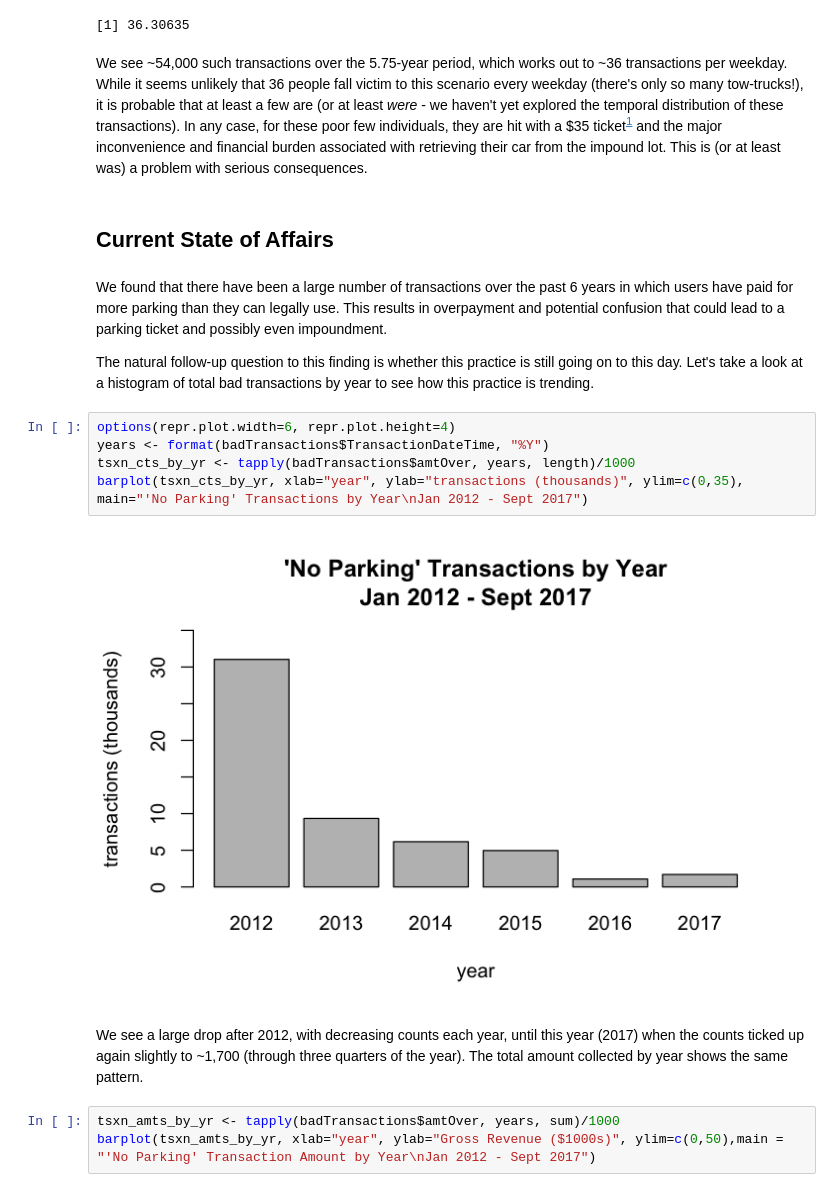
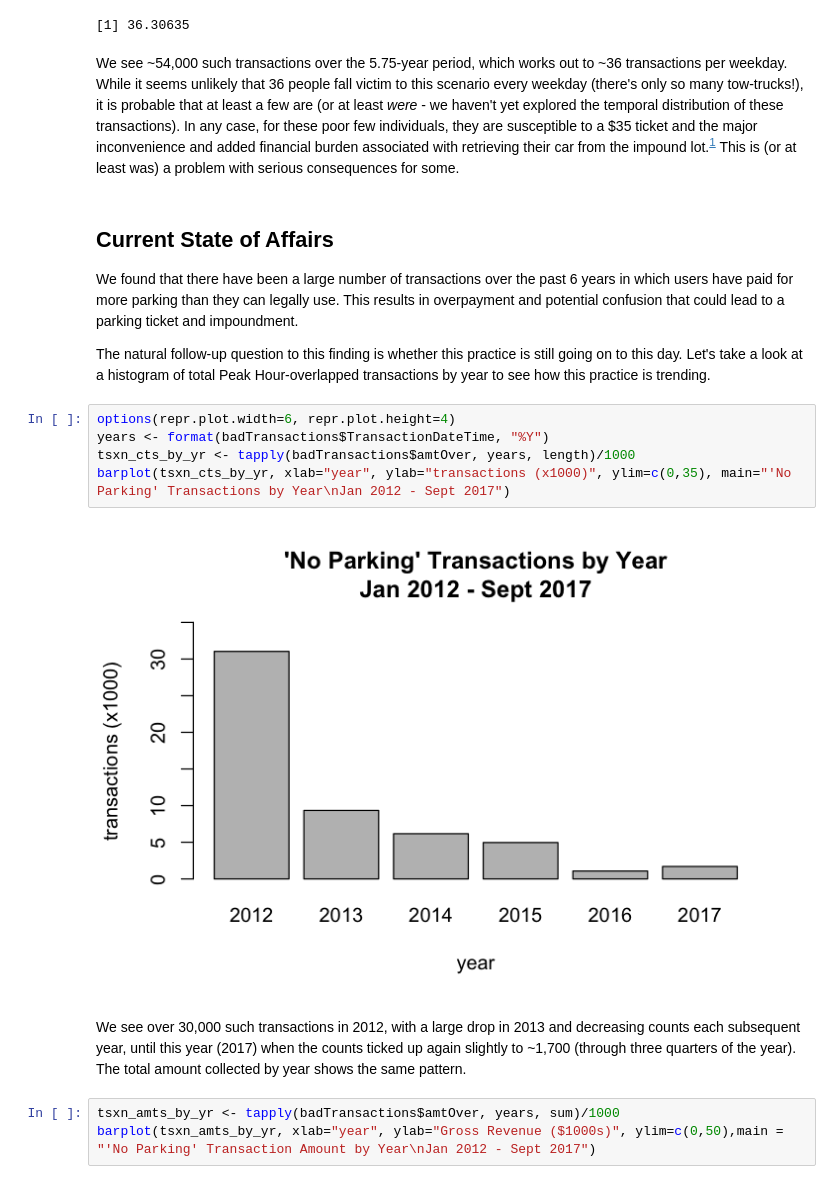
Before and after one commit to rexthompson/DATA-512-Final-Project, a Jupyter notebook: DATA-512-Final-Project.ipynb, the cells around one changed output. Saved outputs shown, nothing was run; the diff lists cells and outputs as text.

```diff
--- a/DATA-512-Final-Project.ipynb
+++ b/DATA-512-Final-Project.ipynb
@@ -241,22 +240,22 @@ nrow(badTransactions)/(5.75*52*5)
 [1] 54278
 [1] 36.30635
 # %% [markdown]
-We see ~54,000 such transactions over the 5.75-year period, which works out to ~36 transactions per weekday. While it seems unlikely that 36 people fall victim to this scenario every weekday (there's only so many tow-trucks!), it is probable that at least a few are (or at least _were_ - we haven't yet explored the temporal distribution of these transactions). In any case, for these poor few individuals, they are hit with a $35 ticket<sup>[1](https://www.seattletimes.com/seattle-news/seattles-confusing-parking-meters-pay-to-6-pm-get-towed-at-3/)</sup> and the major inconvenience and financial burden associated with retrieving their car from the impound lot. This is (or at least was) a problem with serious consequences.
+We see ~54,000 such transactions over the 5.75-year period, which works out to ~36 transactions per weekday. While it seems unlikely that 36 people fall victim to this scenario every weekday (there's only so many tow-trucks!), it is probable that at least a few are (or at least _were_ - we haven't yet explored the temporal distribution of these transactions). In any case, for these poor few individuals, they are susceptible to a $35 ticket and the major inconvenience and added financial burden associated with retrieving their car from the impound lot.<sup>[1](https://www.seattletimes.com/seattle-news/seattles-confusing-parking-meters-pay-to-6-pm-get-towed-at-3/)</sup> This is (or at least was) a problem with serious consequences for some.
-# %% [markdown]
-## Current State of Affairs
 # %% [markdown]
-We found that there have been a large number of transactions over the past 6 years in which users have paid for more parking than they can legally use. This results in overpayment and potential confusion that could lead to a parking ticket and possibly even impoundment.
+## Current State of Affairs
 
-The natural follow-up question to this finding is whether this practice is still going on to this day. Let's take a look at a histogram of total bad transactions by year to see how this practice is trending.
+We found that there have been a large number of transactions over the past 6 years in which users have paid for more parking than they can legally use. This results in overpayment and potential confusion that could lead to a parking ticket and impoundment.
+
+The natural follow-up question to this finding is whether this practice is still going on to this day. Let's take a look at a histogram of total Peak Hour-overlapped transactions by year to see how this practice is trending.
 # %%
 options(repr.plot.width=6, repr.plot.height=4)
 years <- format(badTransactions$TransactionDateTime, "%Y")
 tsxn_cts_by_yr <- tapply(badTransactions$amtOver, years, length)/1000
-barplot(tsxn_cts_by_yr, xlab="year", ylab="transactions (thousands)", ylim=c(0,35), main="'No Parking' Transactions by Year\nJan 2012 - Sept 2017")
+barplot(tsxn_cts_by_yr, xlab="year", ylab="transactions (x1000)", ylim=c(0,35), main="'No Parking' Transactions by Year\nJan 2012 - Sept 2017")
 # %% [output]
-[figure, old version]
+[figure, new version]
 # %% [markdown]
-We see a large drop after 2012, with decreasing counts each year, until this year (2017) when the counts ticked up again slightly to ~1,700 (through three quarters of the year). The total amount collected by year shows the same pattern.
+We see over 30,000 such transactions in 2012, with a large drop in 2013 and decreasing counts each subsequent year, until this year (2017) when the counts ticked up again slightly to ~1,700 (through three quarters of the year). The total amount collected by year shows the same pattern.
 # %%
 tsxn_amts_by_yr <- tapply(badTransactions$amtOver, years, sum)/1000
 barplot(tsxn_amts_by_yr, xlab="year", ylab="Gross Revenue ($1000s)", ylim=c(0,50),main = "'No Parking' Transaction Amount by Year\nJan 2012 - Sept 2017")
```
Also changed, not shown: parts of 35 cells of this notebook.
